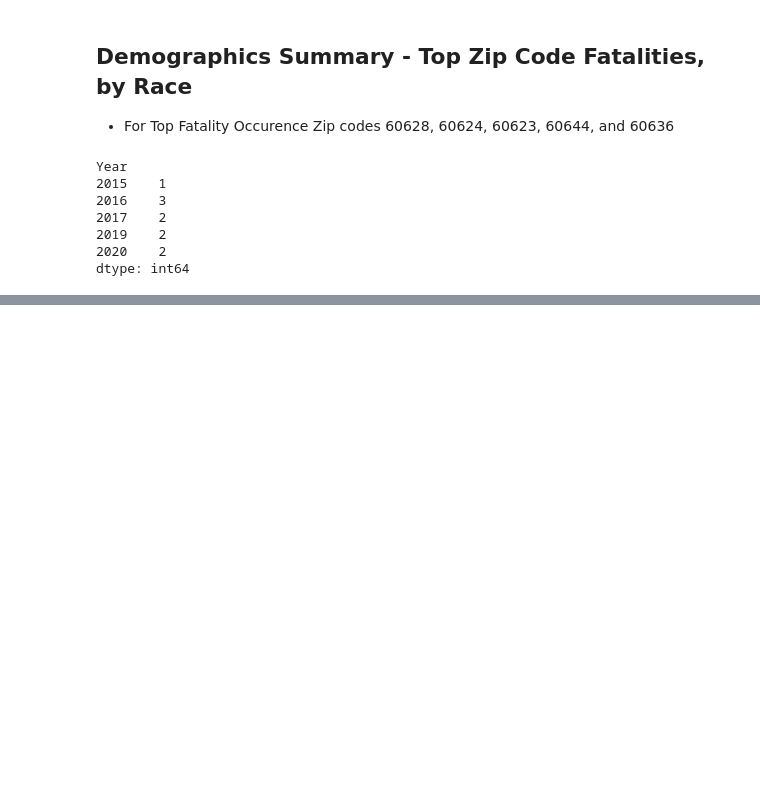
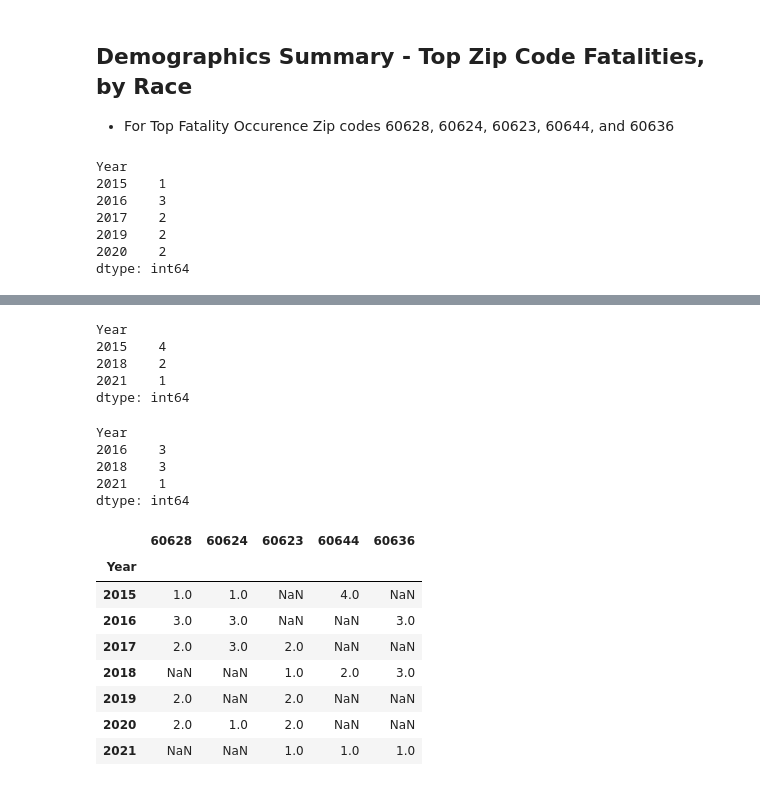
Before and after one commit to jdmandras/Project-1, a Jupyter notebook: CHI_City_Crime_Analysis_JenAlvz.ipynb, the cells around one changed output, grey strips where cells are left out. Drawn from its saved outputs; the diff is of its cells as text; code cells hidden in the pictures; blank space fills up the shorter version.

```diff
--- a/CHI_City_Crime_Analysis_JenAlvz.ipynb
+++ b/CHI_City_Crime_Analysis_JenAlvz.ipynb
@@ -297,3 +306,8 @@ Year
 2019    2
 2020    2
 dtype: int64
+# %%
+# WHAT IS THE FATALITY COUNT PER YEAR, BY ZIP?
+# Zip 60624
+total_60624_fatalities_year = fatalities_data[fatalities_data['Location of death (zip code)'] == 60624].groupby('Year').size()
+total_60624_fatalities_year
@@ -299,0 +334,43 @@ dtype: int64
+# %%
+# WHAT IS THE FATALITY COUNT PER YEAR, BY ZIP?
+# Zip 60644
+total_60644_fatalities_year = fatalities_data[fatalities_data['Location of death (zip code)'] == 60644].groupby('Year').size()
+total_60644_fatalities_year
+# %% [output]
+Year
+2015    4
+2018    2
+2021    1
+dtype: int64
+# %%
+# WHAT IS THE FATALITY COUNT PER YEAR, BY ZIP?
+# Zip 60636
+total_60636_fatalities_year = fatalities_data[fatalities_data['Location of death (zip code)'] == 60636].groupby('Year').size()
+total_60636_fatalities_year
+# %% [output]
+Year
+2016    3
+2018    3
+2021    1
+dtype: int64
+# %%
+#Create a dataframe containing fatilities per zip code by year
+all_zip_fatalities = pd.DataFrame({
+    "60628": total_60628_fatalities_year,
+    "60624": total_60624_fatalities_year,
+    "60623": total_60623_fatalities_year,
+    "60644": total_60644_fatalities_year,
+    "60636": total_60636_fatalities_year
+})
+
+all_zip_fatalities
+# %% [output]
+|  | 60628 | 60624 | 60623 | 60644 | 60636 |
+| Year |  |  |  |  |  |
+| 2015 | 1.0 | 1.0 | NaN | 4.0 | NaN |
+| 2016 | 3.0 | 3.0 | NaN | NaN | 3.0 |
+| 2017 | 2.0 | 3.0 | 2.0 | NaN | NaN |
+| 2018 | NaN | NaN | 1.0 | 2.0 | 3.0 |
+| 2019 | 2.0 | NaN | 2.0 | NaN | NaN |
+| 2020 | 2.0 | 1.0 | 2.0 | NaN | NaN |
+| 2021 | NaN | NaN | 1.0 | 1.0 | 1.0 |
```
Also changed, not shown: parts of 8 cells of this notebook.
